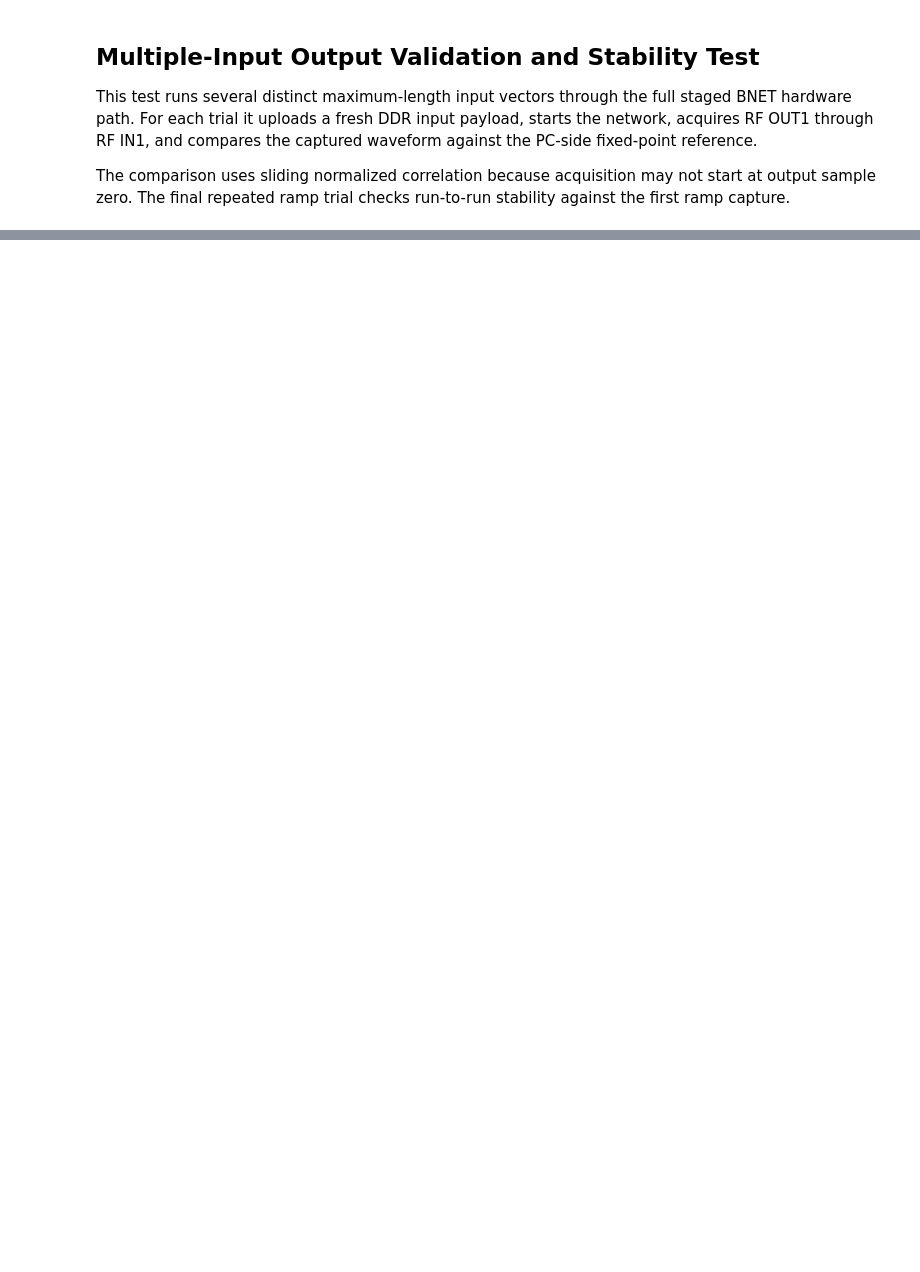
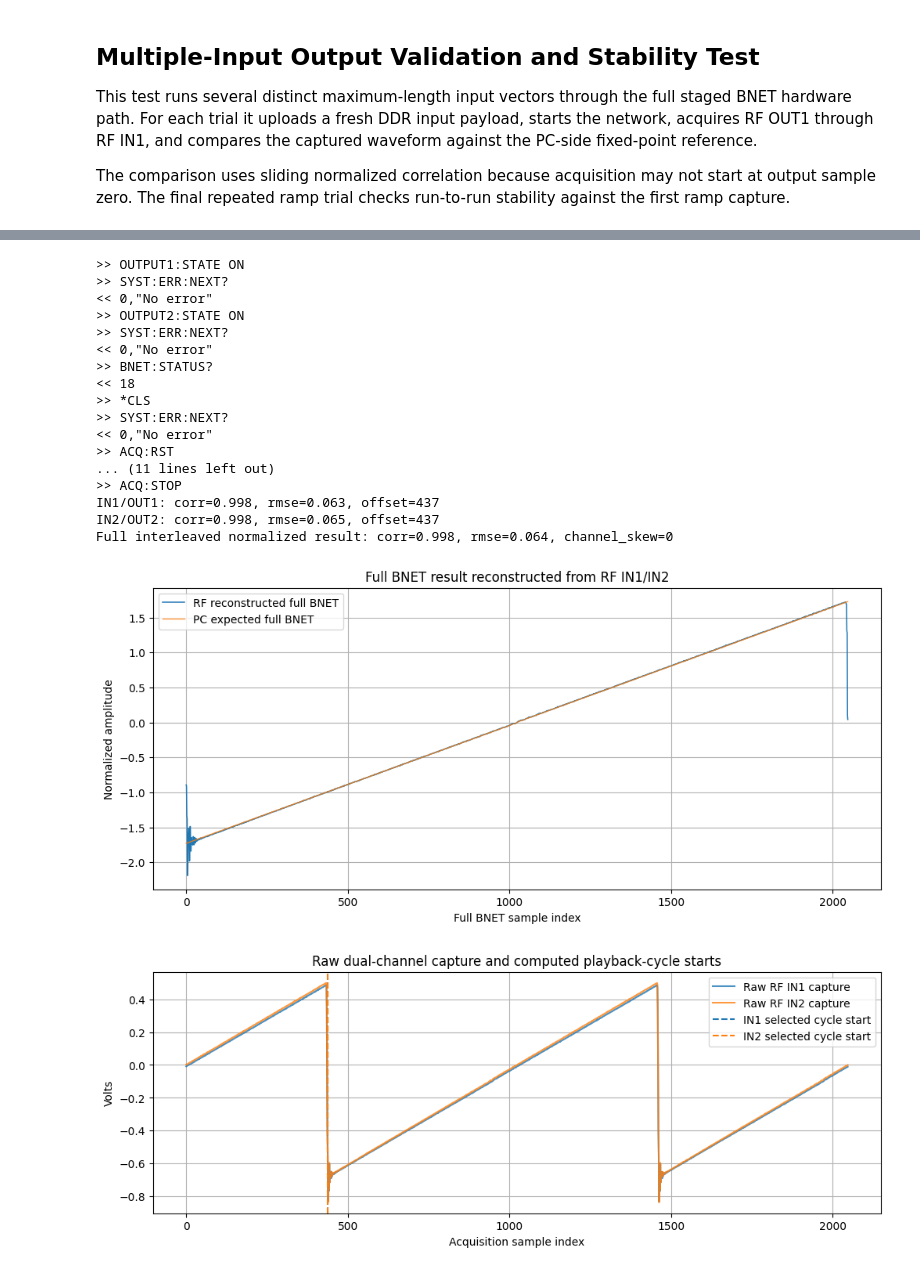
Before and after one commit to khuang1218/RedPitaya_app, a Jupyter notebook: scpi-tests/ddr_bnet_test.ipynb, the cells around one changed output, grey strips where cells are left out. Cells and saved outputs as stored; diff of their text form; code cells hidden in the pictures; blank space fills up the shorter version.

```diff
--- a/scpi-tests/ddr_bnet_test.ipynb
+++ b/scpi-tests/ddr_bnet_test.ipynb
@@ -1302,0 +1411,67 @@ Run this at the end of a session to leave the generator output off and close the
+# %%
+def bnet_rf_full_vector_capture_test(
+    result: dict[str, np.ndarray] | None = None,
+    capture_samples: int = BNET_VECTOR_LEN,
+    trigger_delay_samples: int = 0,
+) -> dict[str, object]:
+    """Capture and reconstruct the full BNET vector currently playing on RF OUT1/OUT2."""
+    strict_cmd("OUTPUT1:STATE ON")
+    strict_cmd("OUTPUT2:STATE ON")
+    if result is None:
+        result = bnet_ddr_slot_smoke_test()
+    status = query_int("BNET:STATUS?")
+    assert status & 0x2, "BNET must be done and in playback before RF capture"
+
+    cap_in1, cap_in2 = acquire_inputs_latest(
+        samples=max(capture_samples, BNET_VECTOR_LEN),
+        trigger_delay_samples=trigger_delay_samples,
+    )
+    aligned = extract_one_bnet_cycle_from_dual_capture(cap_in1, cap_in2, result["expected"])
+    aligned["raw_in1"] = cap_in1
+    aligned["raw_in2"] = cap_in2
+    aligned["result"] = result
+    return aligned
+
+full_bnet_rf_smoke = bnet_rf_full_vector_capture_test(result=bnet_ddr_result, trigger_delay_samples=0)
+
+plt.figure(figsize=(12, 5))
+plt.plot(full_bnet_rf_smoke["reconstructed_norm"], label="RF reconstructed full BNET", linewidth=1.1)
+plt.plot(full_bnet_rf_smoke["expected_norm"], label="PC expected full BNET", linewidth=1.0, alpha=0.8)
+plt.title("Full BNET result reconstructed from RF IN1/IN2")
+plt.xlabel("Full BNET sample index")
+plt.ylabel("Normalized amplitude")
+plt.grid(True)
+plt.legend()
+plt.show()
+
+plt.figure(figsize=(12, 4))
+plt.plot(full_bnet_rf_smoke["raw_in1"], label="Raw RF IN1 capture", alpha=0.8)
+plt.plot(full_bnet_rf_smoke["raw_in2"], label="Raw RF IN2 capture", alpha=0.8)
+plt.axvline(full_bnet_rf_smoke["cmp_in1"]["offset"], color="C0", linestyle="--", label="IN1 selected cycle start")
+plt.axvline(full_bnet_rf_smoke["cmp_in2"]["offset"], color="C1", linestyle="--", label="IN2 selected cycle start")
+plt.title("Raw dual-channel capture and computed playback-cycle starts")
+plt.xlabel("Acquisition sample index")
+plt.ylabel("Volts")
+plt.grid(True)
+plt.legend()
+plt.show()
+# %% [output]
+>> OUTPUT1:STATE ON
+>> SYST:ERR:NEXT?
+<< 0,"No error"
+>> OUTPUT2:STATE ON
+>> SYST:ERR:NEXT?
+<< 0,"No error"
+>> BNET:STATUS?
+<< 18
+>> *CLS
+>> SYST:ERR:NEXT?
+<< 0,"No error"
+>> ACQ:RST
+... (11 lines left out)
+>> ACQ:STOP
+IN1/OUT1: corr=0.998, rmse=0.063, offset=437
+IN2/OUT2: corr=0.998, rmse=0.065, offset=437
+Full interleaved normalized result: corr=0.998, rmse=0.064, channel_skew=0
+[figure, added]
+[figure, added]
```
Also changed, not shown: parts of 12 cells of this notebook, 8 other files.
